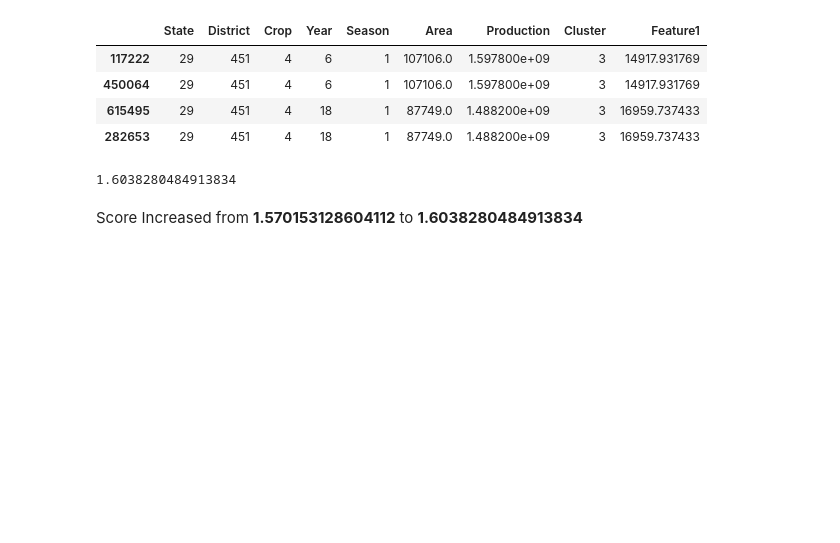
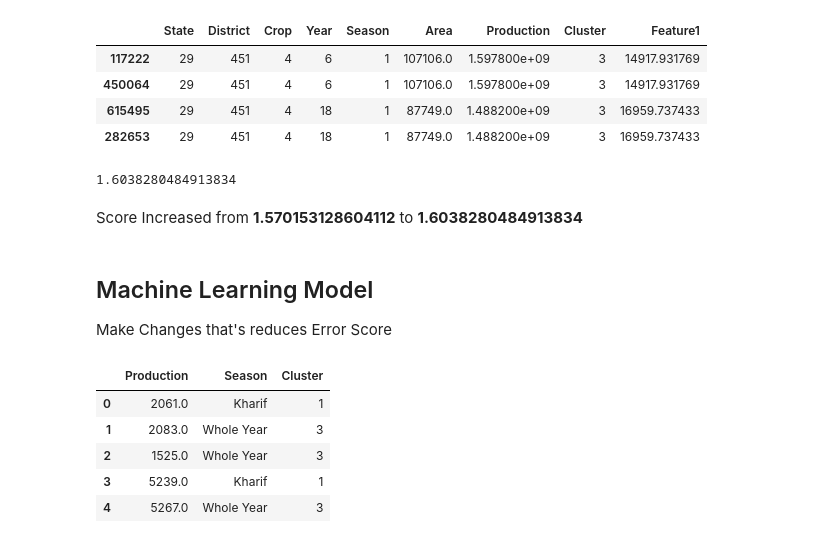
Before and after one commit to naseemap47/predictCropYield-MachineLearning-python, a Jupyter notebook: crop_yield.ipynb, the cells around one changed output. Saved outputs shown, nothing was run; the diff lists cells and outputs as text; code cells hidden in the pictures; blank space fills up the shorter version.

```diff
--- a/crop_yield.ipynb
+++ b/crop_yield.ipynb
@@ -716,0 +713,4 @@ Score Increased from **1.570153128604112** to **1.6038280484913834**
+# %% [markdown]
+## Machine Learning Model
+
+Make Changes that's reduces Error Score
@@ -716,0 +725,25 @@ Score Increased from **1.570153128604112** to **1.6038280484913834**
+# %%
+from sklearn.cluster import KMeans
+from sklearn.preprocessing import StandardScaler
+
+data_copy = data.copy()
+
+features = ['Production', 'Season']
+data_copy["Season"], _ = data["Season"].factorize()
+
+# Standardize
+scaler = StandardScaler()
+data_x_scaled = scaler.fit_transform(data_copy.loc[:, features])
+
+# create cluster feature
+kmeans = KMeans(n_clusters=6, random_state=0)
+data['Cluster'] = kmeans.fit_predict(data_x_scaled)
+data['Cluster'] = data['Cluster'].astype('category')
+data.loc[:, features+['Cluster']].head()
+# %% [output]
+|  | Production | Season | Cluster |
+| 0 | 2061.0 | Kharif | 1 |
+| 1 | 2083.0 | Whole Year | 3 |
+| 2 | 1525.0 | Whole Year | 3 |
+| 3 | 5239.0 | Kharif | 1 |
+| 4 | 5267.0 | Whole Year | 3 |
```
Also changed, not shown: parts of 7 cells of this notebook.
